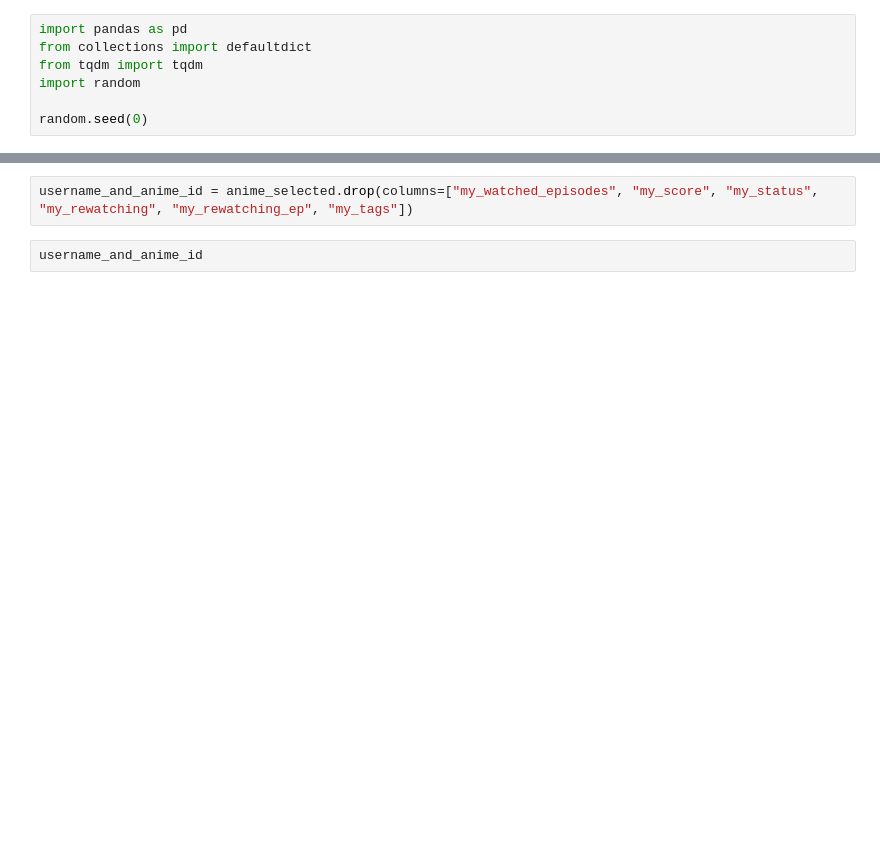
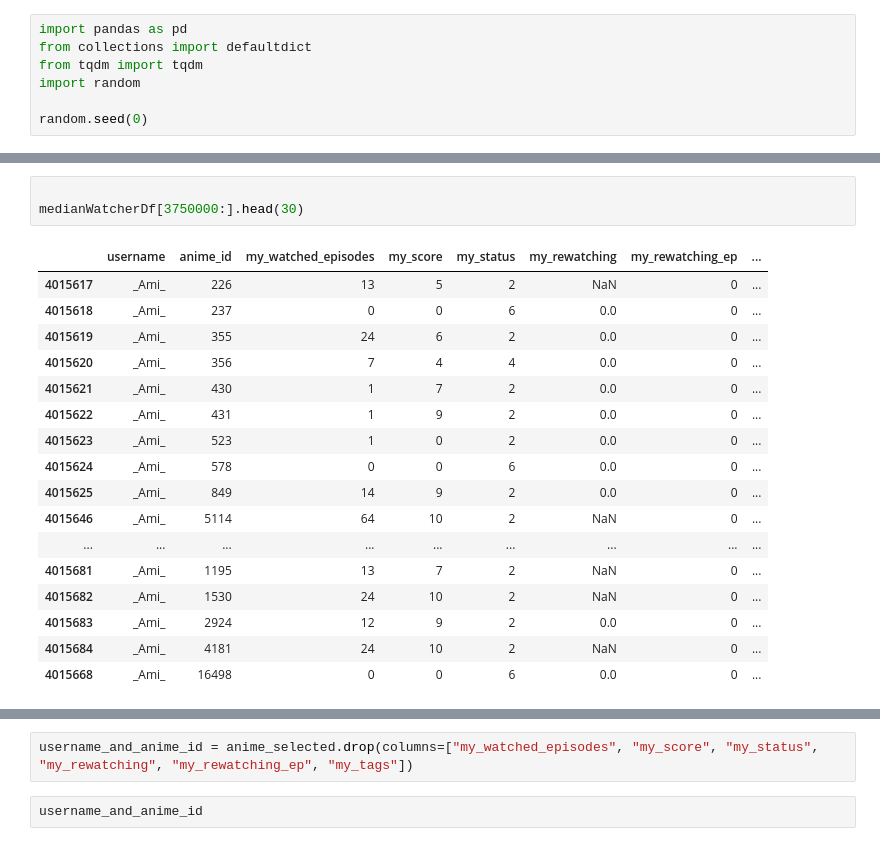
Before and after one commit to VietAnhNguyen20/M2_DM_Anime, a Jupyter notebook: dataSet-to-UserGraph.ipynb, the cells around one changed output, grey strips where cells are left out. Saved outputs shown, nothing was run; the diff lists cells and outputs as text; blank space fills up the shorter version.

```diff
--- a/dataSet-to-UserGraph.ipynb
+++ b/dataSet-to-UserGraph.ipynb
@@ -20,0 +24,21 @@ TypeError: list indices must be integers or slices, not str
+# %%
+
+medianWatcherDf[3750000:].head(30)
+# %% [output]
+|  | username | anime_id | my_watched_episodes | my_score | my_status | my_rewatching | my_rewatching_ep | ... |
+| 4015617 | _Ami_ | 226 | 13 | 5 | 2 | NaN | 0 | ... |
+| 4015618 | _Ami_ | 237 | 0 | 0 | 6 | 0.0 | 0 | ... |
+| 4015619 | _Ami_ | 355 | 24 | 6 | 2 | 0.0 | 0 | ... |
+| 4015620 | _Ami_ | 356 | 7 | 4 | 4 | 0.0 | 0 | ... |
+| 4015621 | _Ami_ | 430 | 1 | 7 | 2 | 0.0 | 0 | ... |
+| 4015622 | _Ami_ | 431 | 1 | 9 | 2 | 0.0 | 0 | ... |
+| 4015623 | _Ami_ | 523 | 1 | 0 | 2 | 0.0 | 0 | ... |
+| 4015624 | _Ami_ | 578 | 0 | 0 | 6 | 0.0 | 0 | ... |
+| 4015625 | _Ami_ | 849 | 14 | 9 | 2 | 0.0 | 0 | ... |
+| 4015646 | _Ami_ | 5114 | 64 | 10 | 2 | NaN | 0 | ... |
+| ... | ... | ... | ... | ... | ... | ... | ... | ... |
+| 4015681 | _Ami_ | 1195 | 13 | 7 | 2 | NaN | 0 | ... |
+| 4015682 | _Ami_ | 1530 | 24 | 10 | 2 | NaN | 0 | ... |
+| 4015683 | _Ami_ | 2924 | 12 | 9 | 2 | 0.0 | 0 | ... |
+| 4015684 | _Ami_ | 4181 | 24 | 10 | 2 | NaN | 0 | ... |
+| 4015668 | _Ami_ | 16498 | 0 | 0 | 6 | 0.0 | 0 | ... |
```
Also changed, not shown: parts of 16 cells of this notebook, 2 other files.
